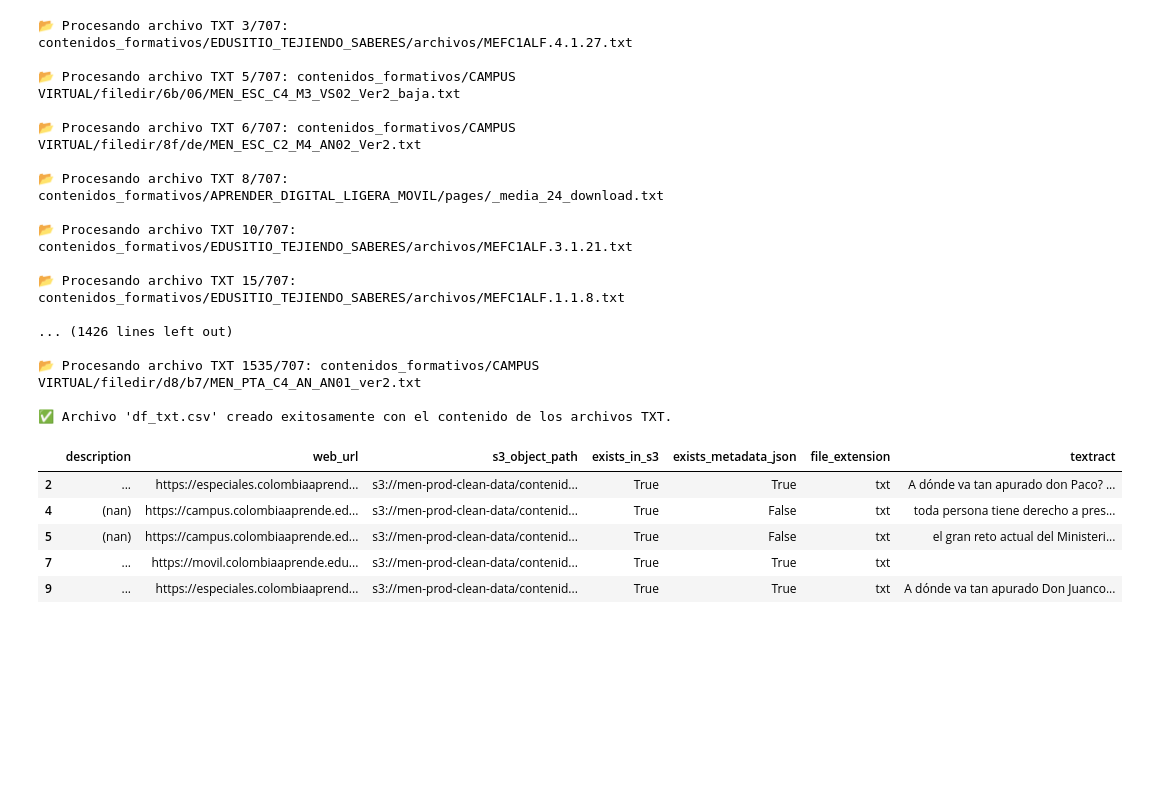
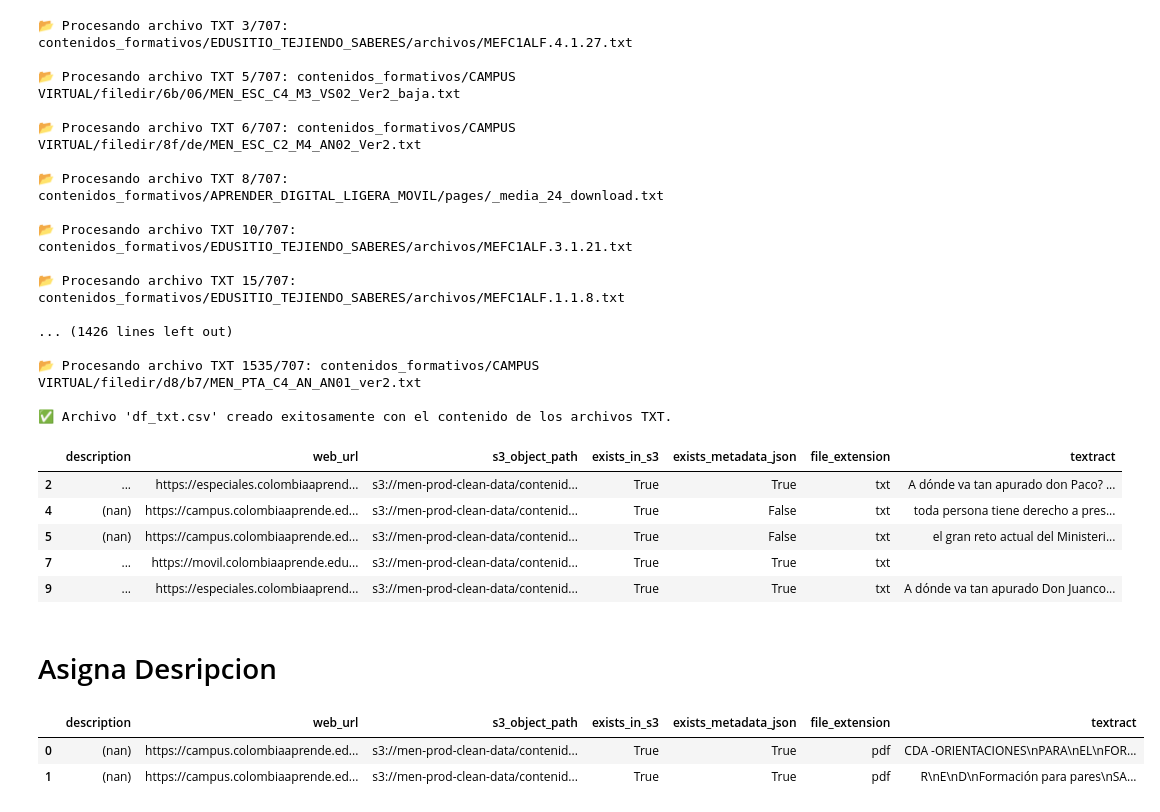
Before and after one commit to mateotenis98/MEN, a Jupyter notebook: S3_metadata_descriptions.ipynb, the cells around one changed output. Drawn from its saved outputs; the diff is of its cells as text; code cells hidden in the pictures; blank space fills up the shorter version.

Commit message:
update s3 metadata

```diff
--- a/S3_metadata_descriptions.ipynb
+++ b/S3_metadata_descriptions.ipynb
@@ -503,3 +505,5 @@ df_txt.head()
 | 5 | (nan) | https://campus.colombiaaprende.ed... | s3://men-prod-clean-data/contenid... | True | False | txt | el gran reto actual del Ministeri... |
 | 7 | ... | https://movil.colombiaaprende.edu... | s3://men-prod-clean-data/contenid... | True | True | txt |  |
 | 9 | ... | https://especiales.colombiaaprend... | s3://men-prod-clean-data/contenid... | True | True | txt | A dónde va tan apurado Don Juanco... |
+# %% [markdown]
+# Asigna Desripcion
@@ -505,0 +514,10 @@ df_txt.head()
+# %%
+import pandas as pd
+df_final = pd.read_csv("df_pdf_bache_1.csv", sep=";", encoding="utf-8-sig")
+# Seleccionar solo las primeras 2 filas
+df_final = df_final.head(2).copy()
+df_final
+# %% [output]
+|  | description | web_url | s3_object_path | exists_in_s3 | exists_metadata_json | file_extension | textract |
+| 0 | (nan) | https://campus.colombiaaprende.ed... | s3://men-prod-clean-data/contenid... | True | True | pdf | CDA -ORIENTACIONES\nPARA\nEL\nFOR... |
+| 1 | (nan) | https://campus.colombiaaprende.ed... | s3://men-prod-clean-data/contenid... | True | True | pdf | R\nE\nD\nFormación para pares\nSA... |
```
Also changed, not shown: parts of 12 cells of this notebook.
